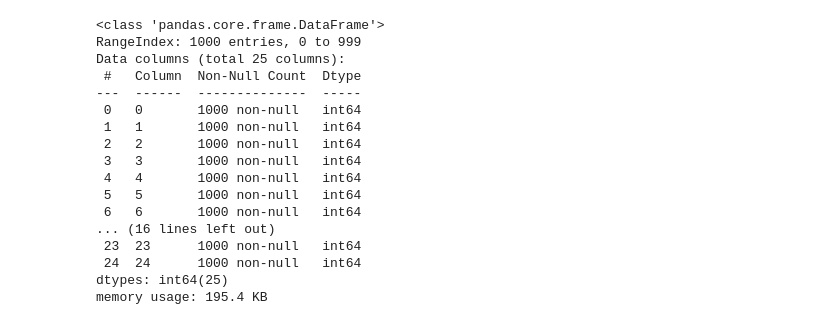
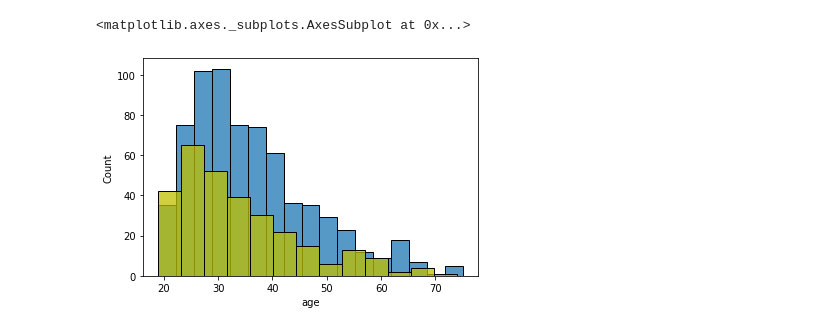
Before and after one commit to akshaybahadur21/ML-Fairness-101, a Jupyter notebook: I4_Fairness.ipynb, the cells around one changed output. Saved outputs shown, nothing was run; the diff lists cells and outputs as text; code cells hidden in the pictures.

```diff
--- a/I4_Fairness.ipynb
+++ b/I4_Fairness.ipynb
@@ -33,20 +32,0 @@ df_credit = pd.read_fwf('../data/german.data-numeric',header=None, delimiter = '
-# %%
-df_credit.info()
-# %% [output]
-<class 'pandas.core.frame.DataFrame'>
-RangeIndex: 1000 entries, 0 to 999
-Data columns (total 25 columns):
- #   Column  Non-Null Count  Dtype
----  ------  --------------  -----
- 0   0       1000 non-null   int64
- 1   1       1000 non-null   int64
- 2   2       1000 non-null   int64
- 3   3       1000 non-null   int64
- 4   4       1000 non-null   int64
- 5   5       1000 non-null   int64
- 6   6       1000 non-null   int64
-... (16 lines left out)
- 23  23      1000 non-null   int64
- 24  24      1000 non-null   int64
-dtypes: int64(25)
-memory usage: 195.4 KB
@@ -52,0 +69,8 @@ memory usage: 195.4 KB
+# %%
+x = pd.Series(df_credit[df_credit['Risk_good'] == 1]['Age'], name="age")
+sns.histplot(x)
+x = pd.Series(df_credit[df_credit['Risk_good'] == 0]['Age'], name="age")
+sns.histplot(x, color='y')
+# %% [output]
+<matplotlib.axes._subplots.AxesSubplot at 0x...>
+[figure, added]
```
Also changed, not shown: parts of 19 cells of this notebook.
